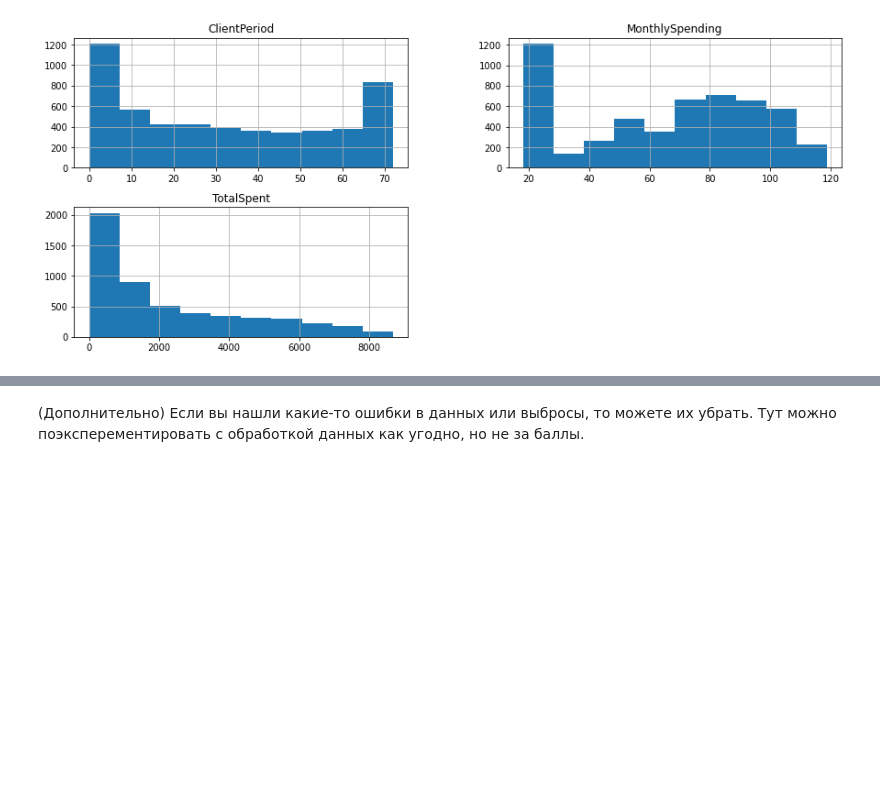
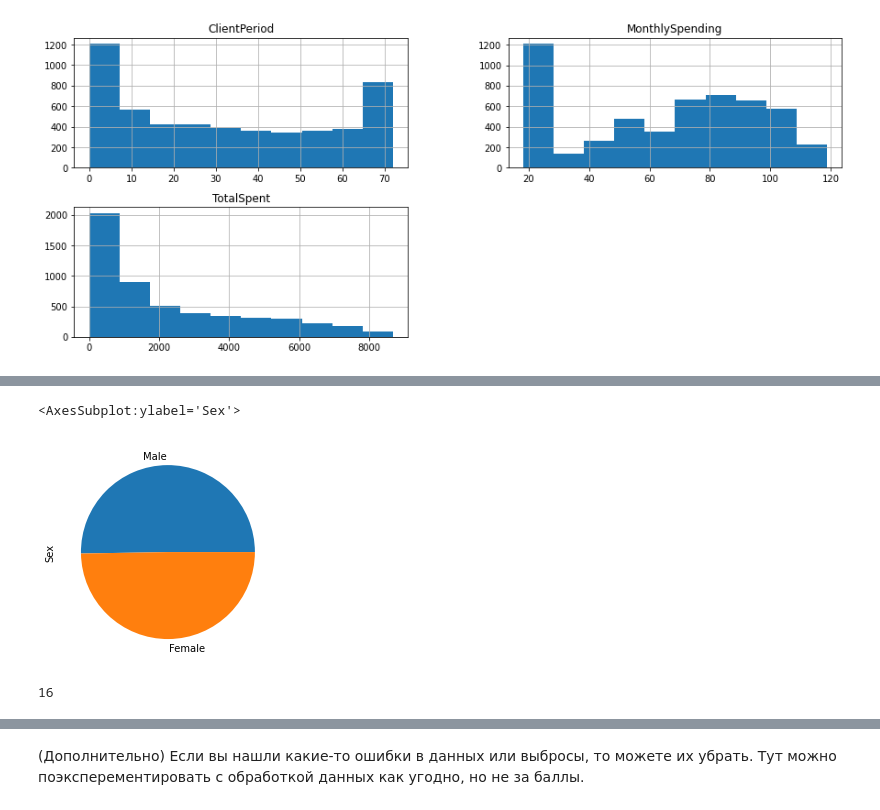
Before and after one commit to trifonov-m/MIPT_stepik, a Jupyter notebook: deep learning mipt/HW3/Baseline.ipynb, the cells around one changed output, grey strips where cells are left out. Drawn from its saved outputs; the diff is of its cells as text; code cells hidden in the pictures; blank space fills up the shorter version.

```diff
--- a/deep learning mipt/HW3/Baseline.ipynb
+++ b/deep learning mipt/HW3/Baseline.ipynb
@@ -238,0 +246,9 @@ array([[<AxesSubplot:title={'center':'ClientPeriod'}>,
+# %%
+data[cat_cols[0]].value_counts().plot.pie()
+# %% [output]
+<AxesSubplot:ylabel='Sex'>
+[figure, added]
+# %%
+len(cat_cols)
+# %% [output]
+16
```
Also changed, not shown: parts of 6 cells of this notebook.
